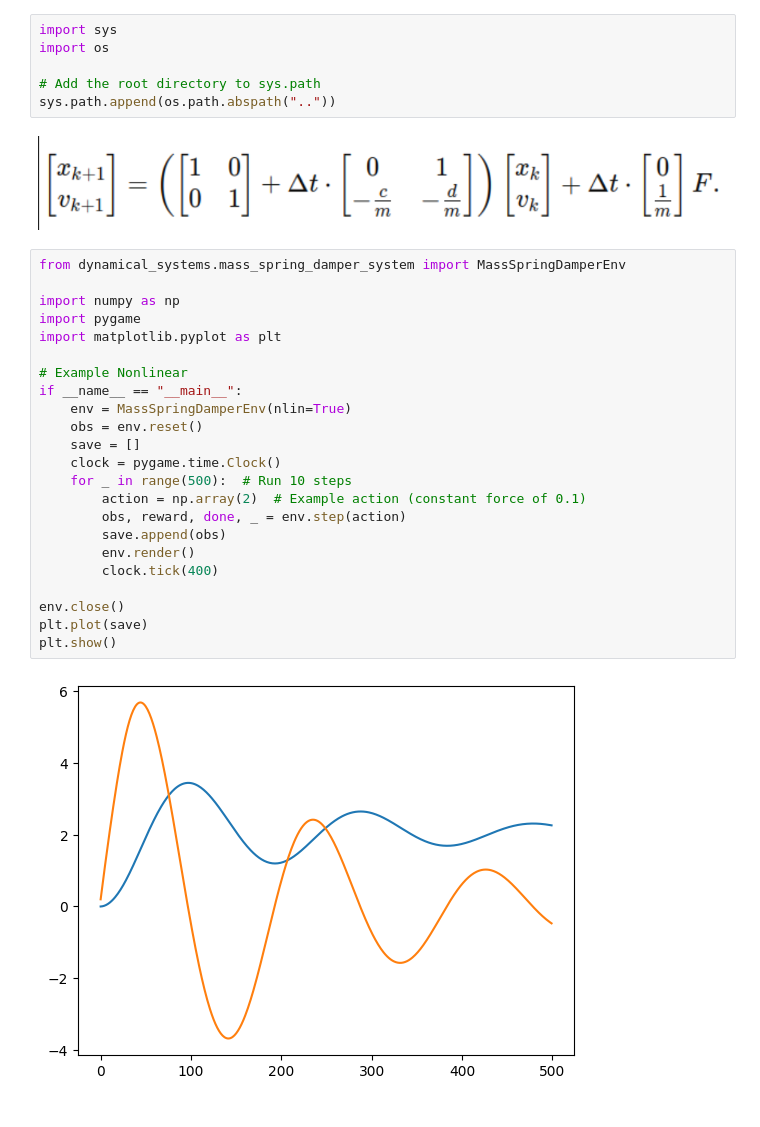
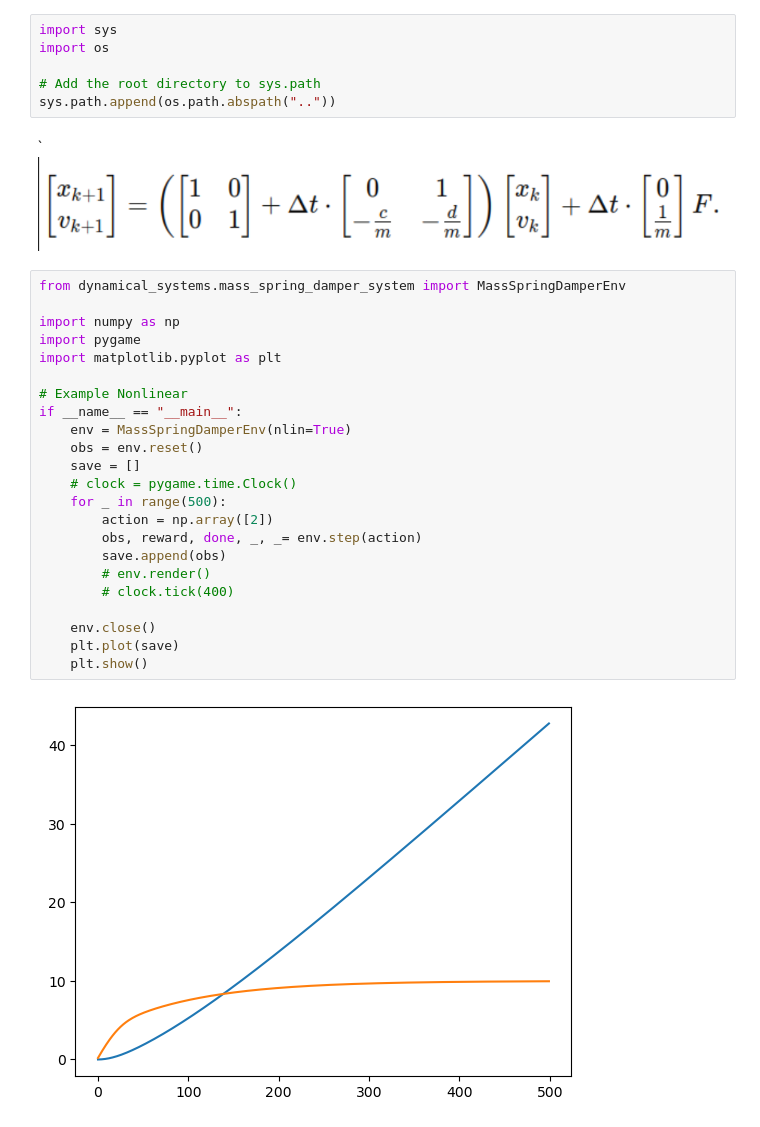
Before and after one commit to bensturgis/tum-adlr-10, a Jupyter notebook: experiments/dynamical_systems_examples.ipynb, the cells around one changed output. Saved outputs shown, nothing was run; the diff lists cells and outputs as text.

```diff
--- a/experiments/dynamical_systems_examples.ipynb
+++ b/experiments/dynamical_systems_examples.ipynb
@@ -5,30 +5,30 @@ import os
 # Add the root directory to sys.path
 sys.path.append(os.path.abspath(".."))
 # %% [markdown]
-![image.png](attachment:image.png)
+`![image.png](attachment:image.png)
 # %%
 from dynamical_systems.mass_spring_damper_system import MassSpringDamperEnv
 
 import numpy as np
 import pygame
 import matplotlib.pyplot as plt
 
 # Example Nonlinear
 if __name__ == "__main__":
     env = MassSpringDamperEnv(nlin=True)
     obs = env.reset()
     save = []
-    clock = pygame.time.Clock()
-    for _ in range(500):  # Run 10 steps
-        action = np.array(2)  # Example action (constant force of 0.1)
-        obs, reward, done, _ = env.step(action)
+    # clock = pygame.time.Clock()
+    for _ in range(500):
+        action = np.array([2])
+        obs, reward, done, _, _= env.step(action)
         save.append(obs)
-        env.render()
-        clock.tick(400)
+        # env.render()
+        # clock.tick(400)
 
-env.close()
-plt.plot(save)
-plt.show()
+    env.close()
+    plt.plot(save)
+    plt.show()
 # %% [output]
-[figure, old version]
+[figure, new version]
 # %%
```
Also changed, not shown: parts of 1 cell of this notebook, 4 other files.
